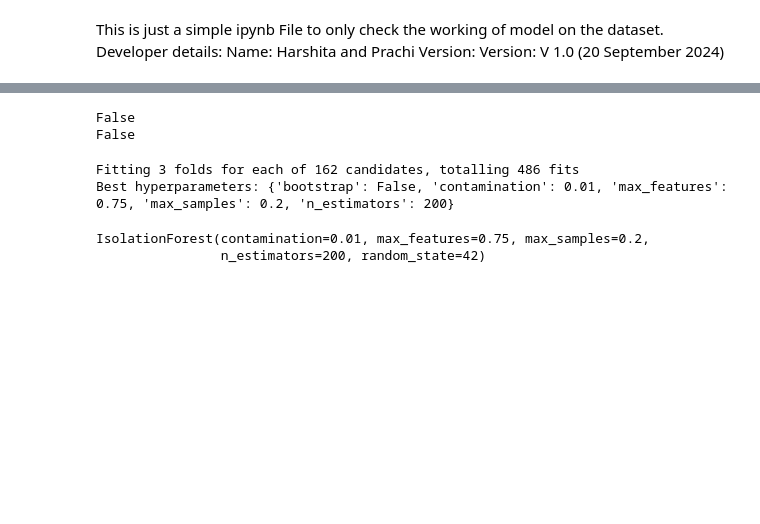
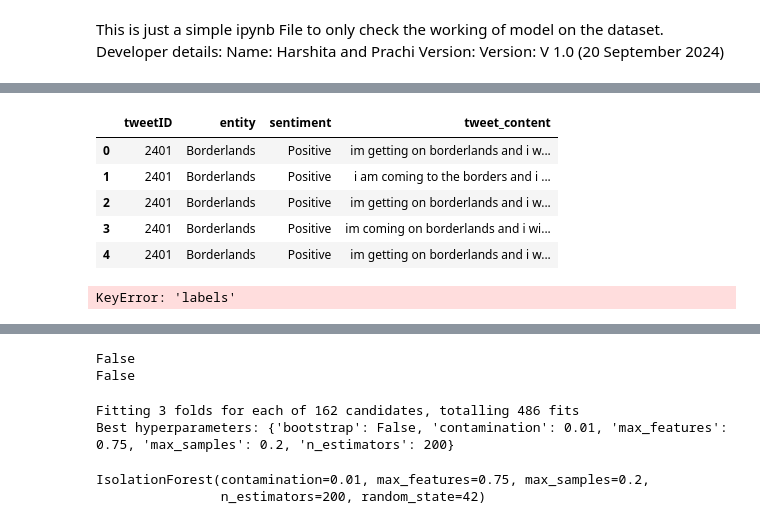
Before and after one commit to Khushboo-Mittal/DIY_TransferLearning, a Jupyter notebook: Code/PythonFile_NLP.ipynb, the cells around one changed output, grey strips where cells are left out. Cells and saved outputs as stored; diff of their text form; code cells hidden in the pictures; blank space fills up the shorter version.

```diff
--- a/Code/PythonFile_isolationforest.ipynb
+++ b/Code/PythonFile_NLP.ipynb
@@ -90,3 +52,56 @@ data = pd.concat([data, temp_data], axis=1) # Concatenate scaled numerical colum
+# %%
+df_train.drop_duplicates(inplace=True)
+# %%
+df_train.dropna(inplace=True)
+# %%
+def clean_tweet(tweet):
+    # Remove URLs
+    tweet = re.sub(r'http\S+|www\S+|https\S+', '', tweet, flags=re.MULTILINE)
+    # Remove user @ references and '#' from tweet
+    tweet = re.sub(r'\@\w+|\#','', tweet)
+    # Remove special characters, numbers, and punctuations
+    tweet = re.sub(r'\W', ' ', tweet)
+    tweet = re.sub(r'\d', ' ', tweet)
+    tweet = re.sub(r'\s+', ' ', tweet)
+    tweet = tweet.strip()
+    return tweet
+# %%
+# Clean the training data
+df_train['tweet_content'] = df_train['tweet_content'].apply(clean_tweet)
+
+# Clean the test data
+df_test['tweet_content'] = df_test['tweet_content'].apply(clean_tweet)
+
+df_train['tweet_content'] = df_train['tweet_content'].str.lower()
+df_test['tweet_content'] = df_test['tweet_content'].str.lower()
+# Drop rows where 'OriginalTweet' is empty
+df_train = df_train.dropna(subset=['tweet_content'])
+df_test = df_test.dropna(subset=['tweet_content'])
+
+# Alternatively, if there are rows with just whitespace, use this to remove them as well:
+df_train = df_train[df_train['tweet_content'].str.strip() != '']
+df_test = df_test[df_test['tweet_content'].str.strip() != '']
+
+df_train = df_train.drop_duplicates(subset=['tweet_content'])
+# Display the updated dataframe
+df_train.head()
+# %% [output]
+|  | tweetID | entity | sentiment | tweet_content |
+| 0 | 2401 | Borderlands | Positive | im getting on borderlands and i w... |
+| 1 | 2401 | Borderlands | Positive | i am coming to the borders and i ... |
+| 2 | 2401 | Borderlands | Positive | im getting on borderlands and i w... |
+| 3 | 2401 | Borderlands | Positive | im coming on borderlands and i wi... |
+| 4 | 2401 | Borderlands | Positive | im getting on borderlands and i w... |
+# %%
+# Separate features and sentiment for training data
+train_texts = df_train['tweet_content'].values
+train_labels = df_train['sentiment'].values
+
+# Separate features and sentiment for test data
+test_texts = df_test['tweet_content'].values
+test_labels = df_test['sentiment'].values
+# %% [output]
+KeyError: 'labels'
 # %%
 data.head()
 # %% [output]
```
Also changed, not shown: parts of 7 cells of this notebook, 3 other files.
